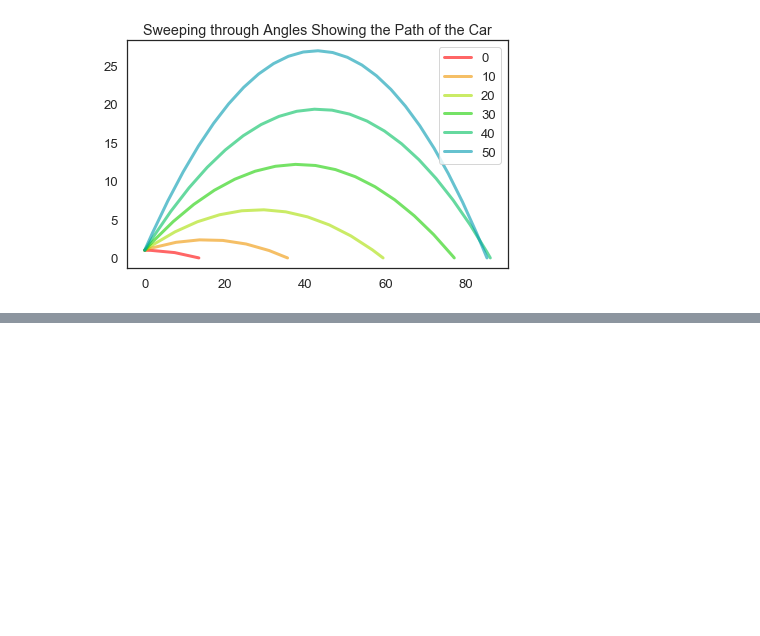
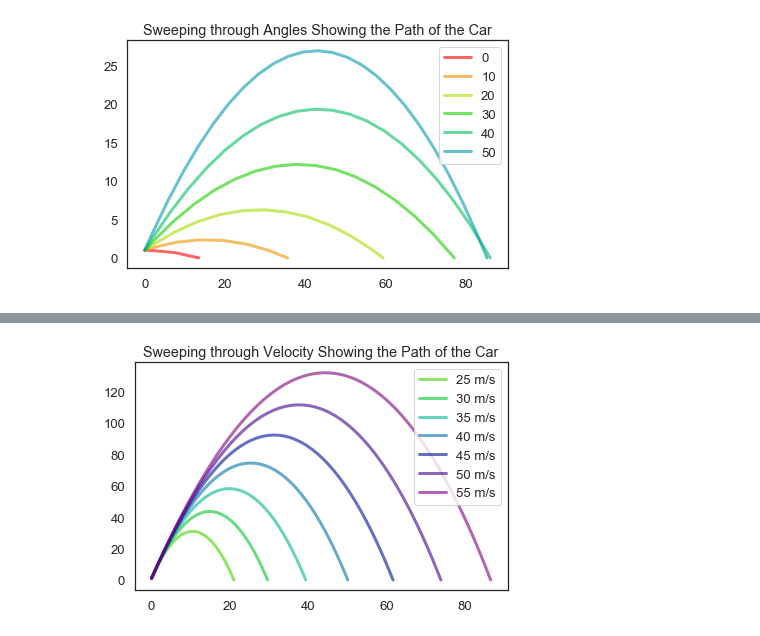
Before and after one commit to Riya-1/ModSim-Project3, a Jupyter notebook: Project 3 - Odalys and Riya.ipynb, the cells around one changed output, grey strips where cells are left out. Saved outputs shown, nothing was run; the diff lists cells and outputs as text; code cells hidden in the pictures; blank space fills up the shorter version.

Commit message:
Added an additional London Bridge Graph

```diff
--- a/Project 3 - Odalys and Riya.ipynb
+++ b/Project 3 - Odalys and Riya.ipynb
@@ -137,11 +112,10 @@ slope_func(system.init, 0, system)
 # %%
 def event_func(state, t, system):
-    """Stop when the y coordinate is 0.
+    """ Stop when the y coordinate is 0 meaning the car has reached the bridge again on
+    the other side (or is going to end up in the water)
 
     state: State object
     t: time
-
-    system: System object
 
     returns: y coordinate
     """
@@ -289,0 +229,15 @@ decorate(title='Velocity (X) v. Velocity (Y) Graph',
+# %%
+val_array = linrange(10, 58, 5)
+red = Color('red')
+color_range = list(red.range_to(Color('purple'), len(val_array)))
+
+for (velocity, color) in zip(val_array, color_range):
+    params = Params(params, velocity=velocity)
+    res = run_ode(params)
+    x_dist = res.x
+    y_dist = res.y
+    if gap_func(25) < get_last_value(res.x):
+        plot (x_dist, y_dist, color=color.rgb, label=str(velocity) + " m/s")
+    decorate(title="Sweeping through Velocity Showing the Path of the Car")
+# %% [output]
+[figure, added]
```
Also changed, not shown: parts of 17 cells of this notebook.
